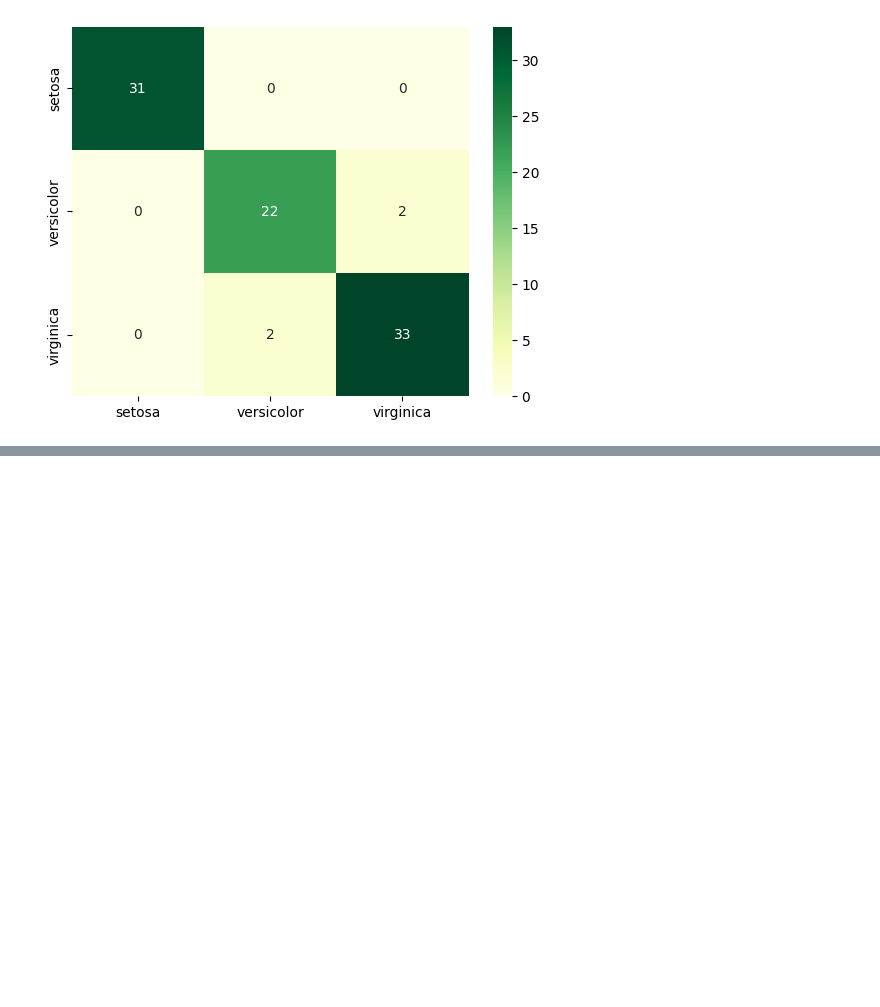
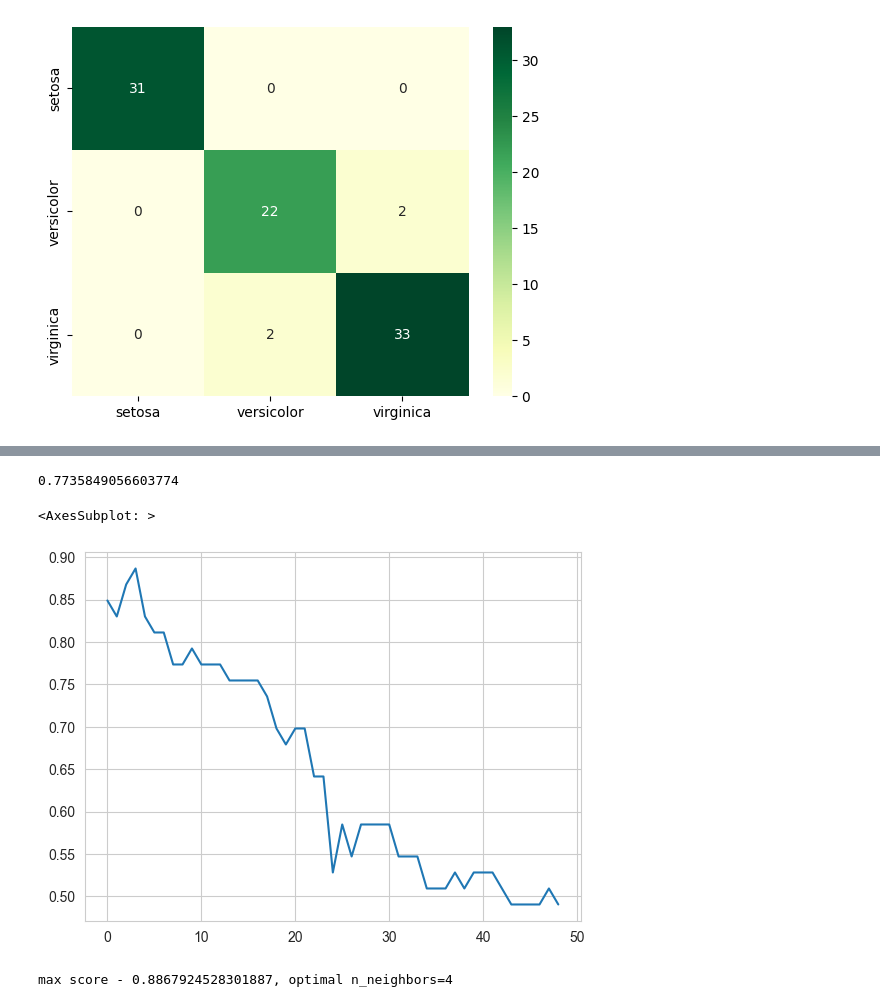
Before and after one commit to IngridaVaitkuviene/ptu5_antra_dalis, a Jupyter notebook: _1031_ai_logistic_regression.ipynb, the cells around one changed output, grey strips where cells are left out. Drawn from its saved outputs; the diff is of its cells as text; code cells hidden in the pictures; blank space fills up the shorter version.

```diff
--- a/_1031_ai_logistic_regression.ipynb
+++ b/_1031_ai_logistic_regression.ipynb
@@ -204,0 +268,5 @@ sns.heatmap(cm, annot=True, xticklabels=iris['species'].unique(), yticklabels=ir
+# %%
+fish = pd.read_csv('https://raw.githubusercontent.com/robotautas/kursas/master/Machine%20Learning/Fish.csv')
+XX = fish[['Length1', 'Length2', 'Length3', 'Height', 'Width', 'Weight']]
+yy = fish['Species']
+XX
@@ -204,0 +295,5 @@ sns.heatmap(cm, annot=True, xticklabels=iris['species'].unique(), yticklabels=ir
+# %%
+from sklearn.preprocessing import StandardScaler
+scaler = StandardScaler().fit(XX) # sukuriame StandardScaler objektą
+scaled_features = scaler.transform(XX) # perdarome reikšmes į KNN klasifikatoriui priimtinesnį formatą
+scaled_features[:4]
@@ -204,0 +311,3 @@ sns.heatmap(cm, annot=True, xticklabels=iris['species'].unique(), yticklabels=ir
+# %%
+features = pd.DataFrame(scaled_features, columns=XX.columns)
+features.head()
@@ -204,0 +321,26 @@ sns.heatmap(cm, annot=True, xticklabels=iris['species'].unique(), yticklabels=ir
+# %%
+XX_train, XX_test, yy_train, yy_test = train_test_split(features, yy, test_size=0.33, random_state=42)
+fish_knc = KNeighborsClassifier(n_neighbors = 12).fit(XX_train, yy_train)
+fish_knc.score(XX_test, yy_test)
+# %% [output]
+0.7735849056603774
+# %%
+# Geriau. Dabar pabandykime surasti optimalią n_neighbors reikšmę:
+def find_optimal(neighbors):
+    score_list = []
+    for i in range(1, neighbors):
+        fishies = KNeighborsClassifier(n_neighbors = i+1).fit(XX_train, yy_train)
+        score_list.append(fishies.score(XX_test, yy_test))
+    return score_list
+
+sns.set_style('whitegrid')
+sns.lineplot(find_optimal(50))
+# %% [output]
+<AxesSubplot: >
+[figure, added]
+# %%
+max_val = max(find_optimal(50))
+max_index = find_optimal(50).index(max_val) + 1
+print(f'max score - {max_val}, optimal n_neighbors={max_index}')
+# %% [output]
+max score - 0.8867924528301887, optimal n_neighbors=4
```
Also changed, not shown: parts of 14 cells of this notebook, 2 other files.
